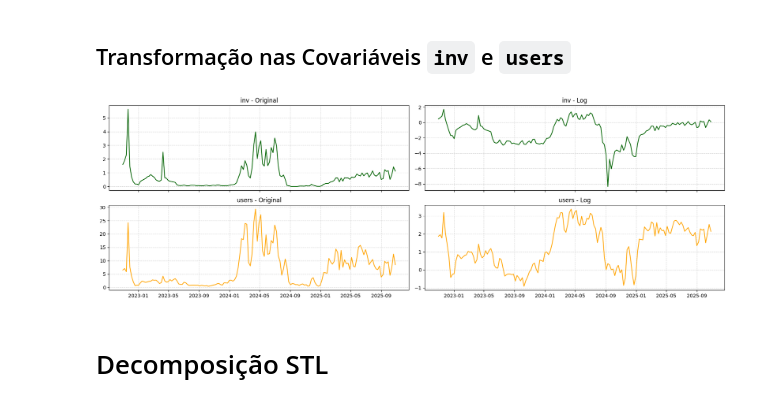
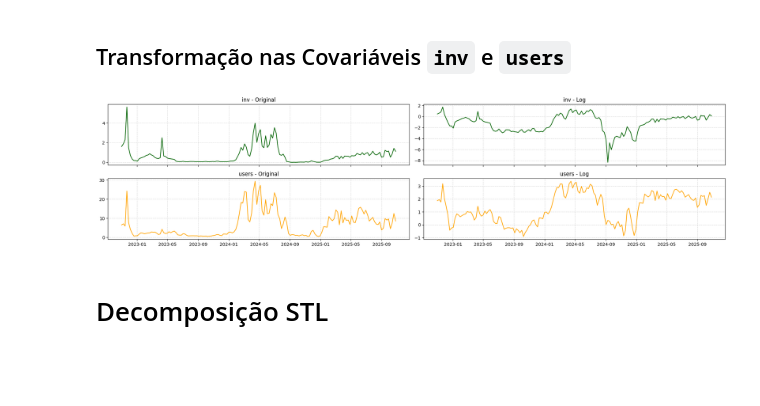
Before and after one commit to GuilhermeCastilho02/Series-Temporais-A2, a Jupyter notebook: trabalho_a2.ipynb, the cells around one changed output. Cells and saved outputs as stored; diff of their text form; code cells hidden in the pictures; blank space fills up the shorter version.

```diff
--- a/trabalho_a2.ipynb
+++ b/trabalho_a2.ipynb
@@ -140,31 +143,27 @@ plt.show()
 # %%
-# Transformação log (usando log1p para evitar problemas com valores iguais a zero)
-prison["inv_log"] = np.log(prison["inv"])
-prison["users_log"] = np.log(prison["users"])
-
 # Comparando original x log-transformada
-fig, axes = plt.subplots(2, 2, figsize=(18, 6), sharex=True)
+fig, axes = plt.subplots(2, 2, figsize=(20, 5), sharex=True)
 
 axes[0, 0].plot(prison.index, prison["inv"], color="darkgreen")
 axes[0, 0].set_title("inv - Original")
 axes[0, 0].grid(True, linestyle="--", alpha=0.5)
 
 axes[0, 1].plot(prison.index, prison["inv_log"], color="darkgreen")
 axes[0, 1].set_title("inv - Log")
 axes[0, 1].grid(True, linestyle="--", alpha=0.5)
 
 axes[1, 0].plot(prison.index, prison["users"], color="orange")
 axes[1, 0].set_title("users - Original")
 axes[1, 0].grid(True, linestyle="--", alpha=0.5)
 
 axes[1, 1].plot(prison.index, prison["users_log"], color="orange")
 axes[1, 1].set_title("users - Log")
 axes[1, 1].grid(True, linestyle="--", alpha=0.5)
 
 plt.tight_layout()
 plt.show()
 # %% [output]
-[figure, old version]
+[figure, new version]
 # %% [markdown]
 # Decomposição STL
 # %%
```
Also changed, not shown: parts of 15 cells of this notebook.
